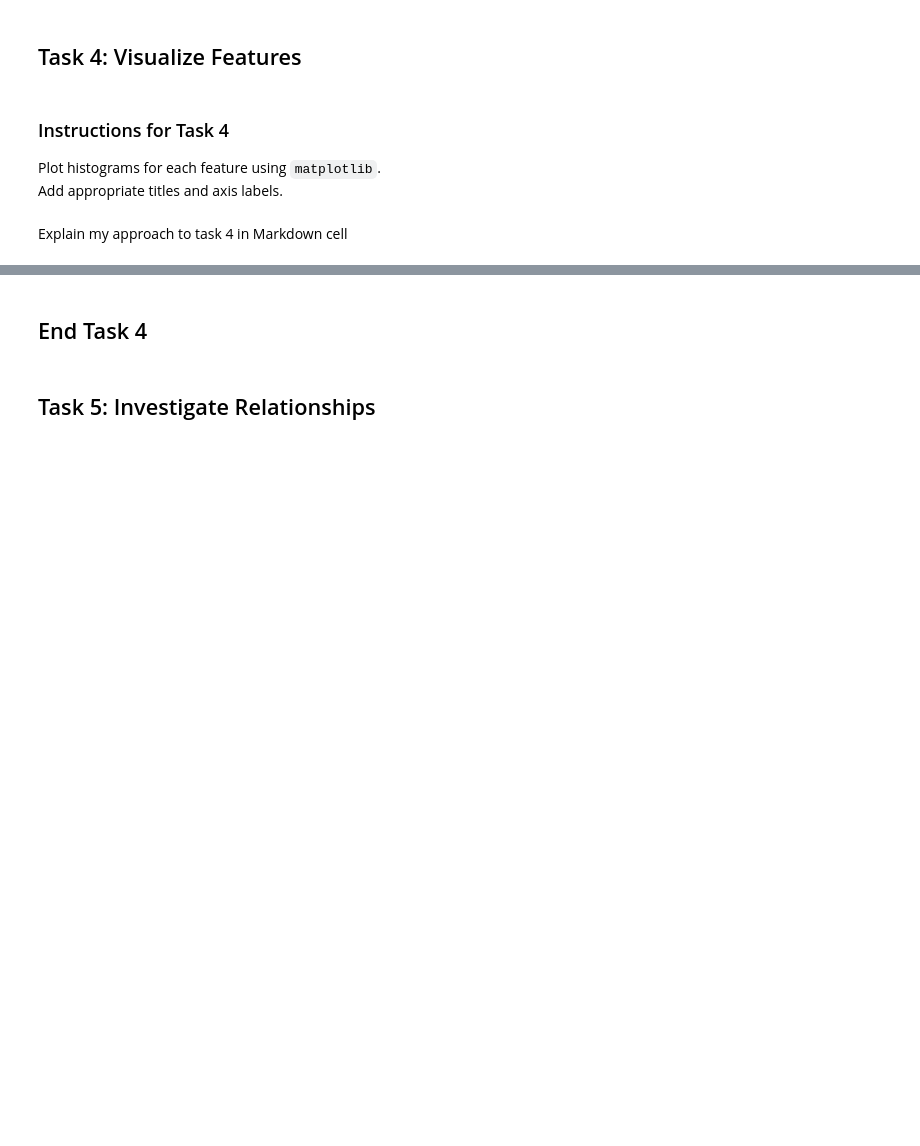
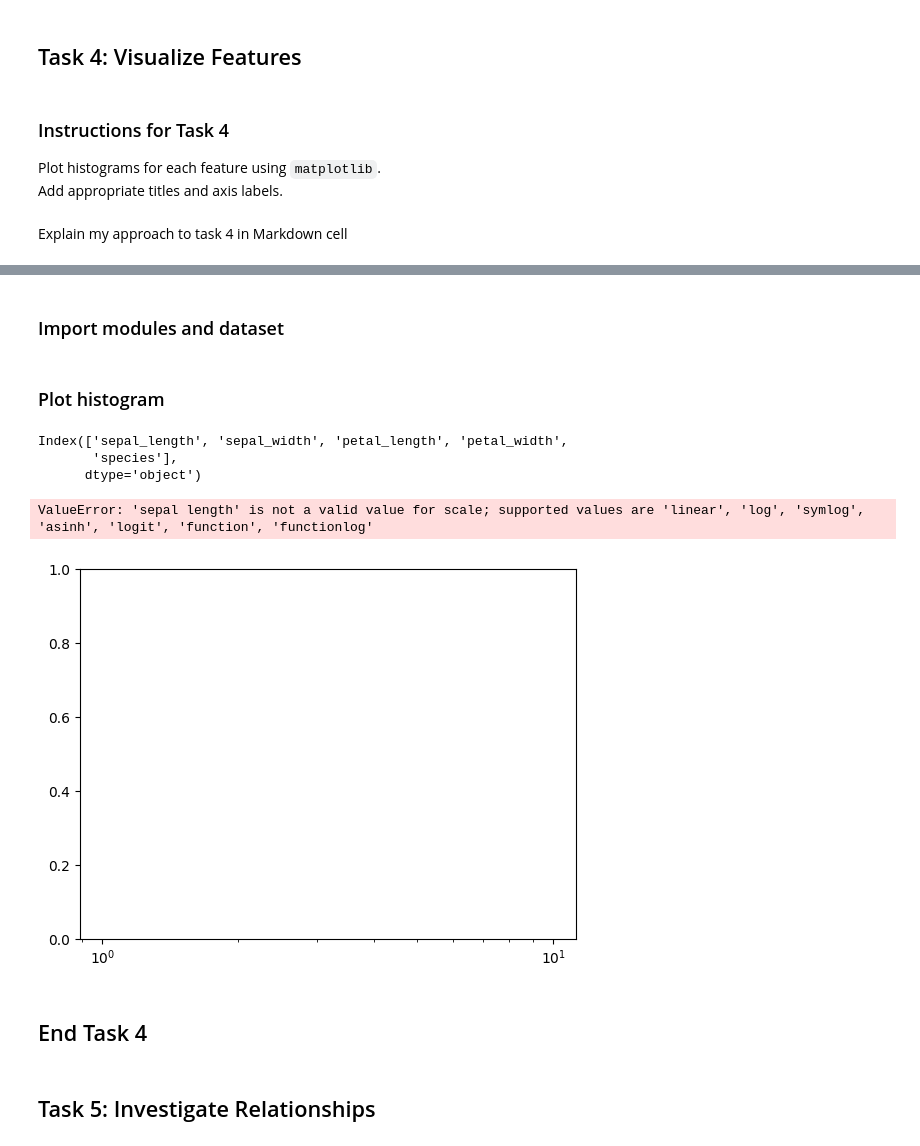
Before and after one commit to FaolanH/principles_of_data_analytics, a Jupyter notebook: tasks.ipynb, the cells around one changed output, grey strips where cells are left out. Drawn from its saved outputs; the diff is of its cells as text; code cells hidden in the pictures; blank space fills up the shorter version.

```diff
--- a/tasks.ipynb
+++ b/tasks.ipynb
@@ -340,0 +333,2 @@ print (sum)
+# %% [markdown]
+### Import modules and dataset
@@ -341,3 +347,23 @@ print (sum)
+# %%
+#load iris
+df_iris = pd.read_csv ("https://gist.githubusercontent.com/curran/a08a1080b88344b0c8a7/raw/0e7a9b0a5d22642a06d3d5b9bcbad9890c8ee534/iris.csv")
+# %% [markdown]
+### Plot histogram
+# %%
+df_iris.keys()
+# %% [output]
+Index(['sepal_length', 'sepal_width', 'petal_length', 'petal_width',
+       'species'],
+      dtype='object')
+# %%
+#define the y axis - if you don't set any bin number (the amount of different grouped bars) it defaults to ten
+y = (df_iris['sepal_length'])
+plt.xlabel ('amount within sepal length grouping')
+plt.yscale ('sepal length')
+plt.hist(y)
+# %% [output]
+ValueError: 'sepal length' is not a valid value for scale; supported values are 'linear', 'log', 'symlog', 'asinh', 'logit', 'function', 'functionlog'
+[figure, added]
 # %% [markdown]
 ## End Task 4
 # %% [markdown]
```
Also changed, not shown: parts of 4 cells of this notebook.
